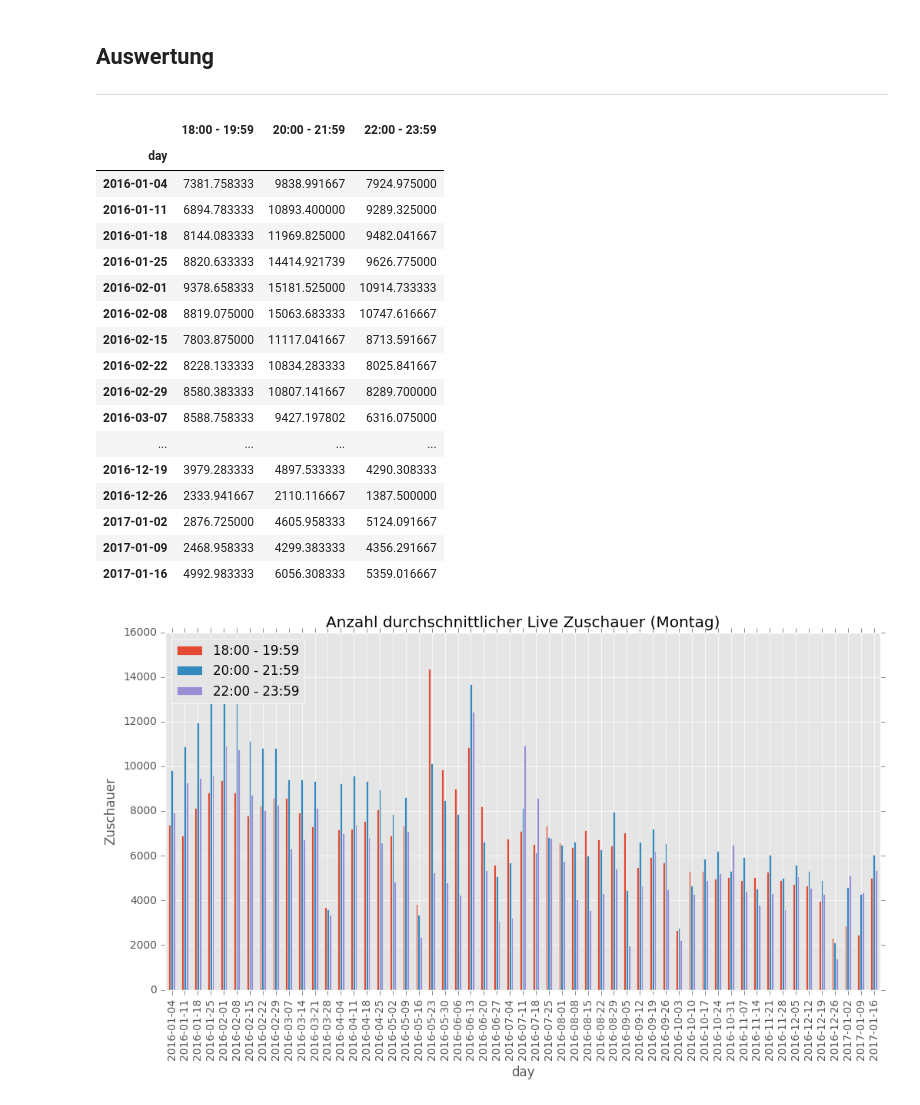
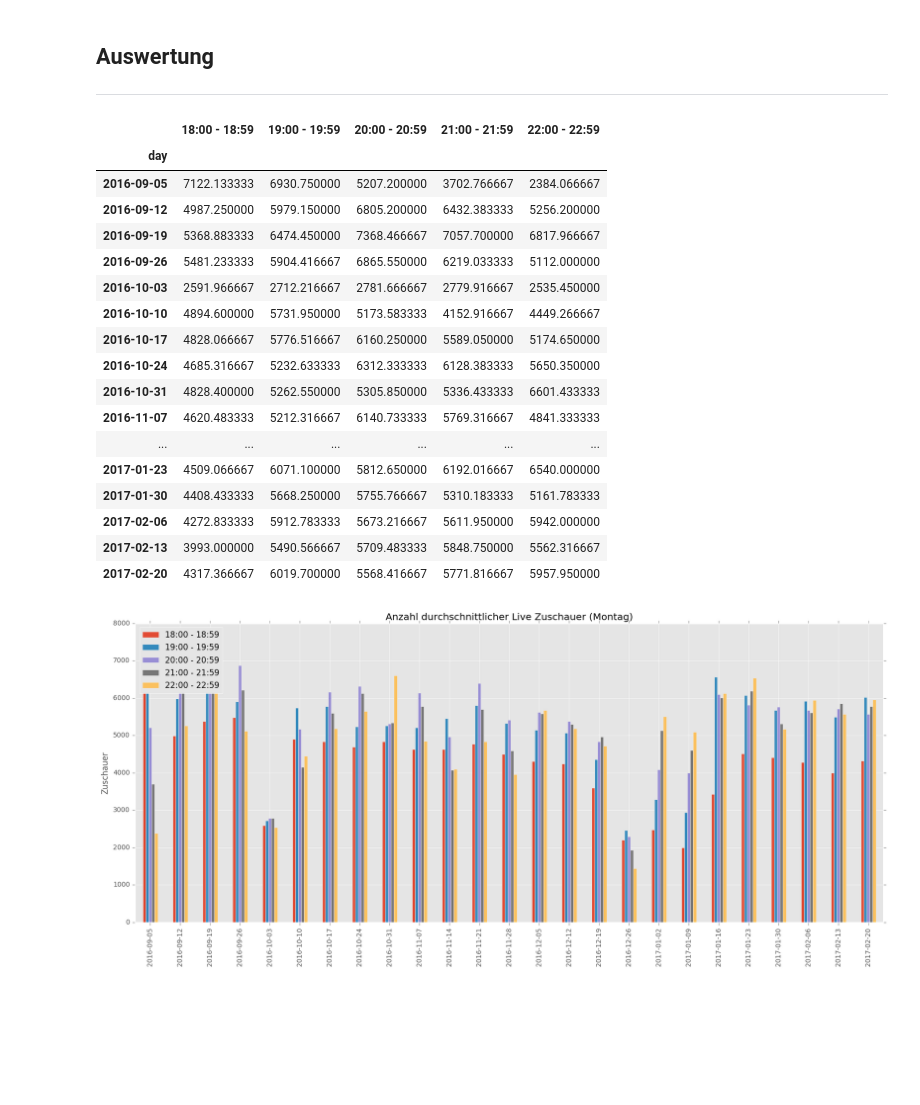
Before and after one commit to rbtvstats/rbtvstats, a Jupyter notebook: notebooks/live_weekdays.ipynb, the cells around one changed output. Saved outputs shown, nothing was run; the diff lists cells and outputs as text; code cells hidden in the pictures; blank space fills up the shorter version.

```diff
--- a/notebooks/live_weekdays.ipynb
+++ b/notebooks/live_weekdays.ipynb
@@ -31,7 +31,7 @@ live['weekday'] = live.index.dayofweek
 ___
 # %%
 #filter data by date
-start = datetime.datetime(2016, 1, 1)
+start = datetime.datetime(2016, 9, 1)
 end = datetime.datetime.now()
 liveFiltered = live.loc[start : end]
 
@@ -46,10 +46,10 @@ for i in range(0, 7):
 
     #filter data by time
     rangeStart = datetime.time(18, 0, 0)
-    rangeEnd = datetime.time(19, 59, 59)
+    rangeEnd = datetime.time(18, 59, 59)
     until = datetime.time(0, 0, 0)
     data = pd.DataFrame({})
-    for j in range(0, 3):
+    for j in range(0, 5):
         rangeStr = rangeStart.strftime('%H:%M') + ' - ' + rangeEnd.strftime('%H:%M')
 
         dataMonthly[i][rangeStr] = pd.DataFrame()
@@ -67,52 +67,53 @@ for i in range(0, 7):
         liveGrouped = liveGrouped.groupby('day')
 
         #calculate mean for each day
         liveMean = liveGrouped.apply(lambda group: group['viewers'].mean())
 
         data[rangeStr] = liveMean
 
         #group monthly
         liveMean = liveMean.to_frame('viewers')
         liveMean = liveMean.set_index(pd.to_datetime(liveMean.index, format='%Y-%m-%d'))
         liveGrouped = liveMean.groupby(liveMean.index.strftime('%Y-%m'))
 
         #add monthly data
         for group, dataMonth in liveGrouped:
             dataMonth = dataMonth['viewers'].tolist()
             dataMonth += [float('NaN')] * (5 - len(dataMonth))
             dataMonthly[i][rangeStr][group] = dataMonth
 
         #add 2 hours
-        rangeStart = (datetime.datetime.combine(datetime.date.today(), rangeStart) + datetime.timedelta(hours=2)).time()
-        rangeEnd = (datetime.datetime.combine(datetime.date.today(), rangeEnd) + datetime.timedelta(hours=2)).time()
+        rangeStart = (datetime.datetime.combine(datetime.date.today(), rangeStart) + datetime.timedelta(hours=1)).time()
+        rangeEnd = (datetime.datetime.combine(datetime.date.today(), rangeEnd) + datetime.timedelta(hours=1)).time()
 
     display(data)
 
     #plot
-    plot = data.plot(kind='bar', figsize=(12, 6), title='Anzahl durchschnittlicher Live Zuschauer (%s)' % weekdayNames[i])
+    plot = data.plot(kind='bar', figsize=(20, 8), title='Anzahl durchschnittlicher Live Zuschauer (%s)' % weekdayNames[i])
+    plot.set_xlabel('')
     plot.set_ylabel('Zuschauer')
 
     legend = plot.legend(loc=2)
 
     plt.ylim(ymin=0)
     plt.show()
 # %% [output]
-|  | 18:00 - 19:59 | 20:00 - 21:59 | 22:00 - 23:59 |
-| day |  |  |  |
-| 2016-01-04 | 7381.758333 | 9838.991667 | 7924.975000 |
-| 2016-01-11 | 6894.783333 | 10893.400000 | 9289.325000 |
-| 2016-01-18 | 8144.083333 | 11969.825000 | 9482.041667 |
-| 2016-01-25 | 8820.633333 | 14414.921739 | 9626.775000 |
-| 2016-02-01 | 9378.658333 | 15181.525000 | 10914.733333 |
-| 2016-02-08 | 8819.075000 | 15063.683333 | 10747.616667 |
-| 2016-02-15 | 7803.875000 | 11117.041667 | 8713.591667 |
-| 2016-02-22 | 8228.133333 | 10834.283333 | 8025.841667 |
-| 2016-02-29 | 8580.383333 | 10807.141667 | 8289.700000 |
-| 2016-03-07 | 8588.758333 | 9427.197802 | 6316.075000 |
-| ... | ... | ... | ... |
-| 2016-12-19 | 3979.283333 | 4897.533333 | 4290.308333 |
-| 2016-12-26 | 2333.941667 | 2110.116667 | 1387.500000 |
-| 2017-01-02 | 2876.725000 | 4605.958333 | 5124.091667 |
-| 2017-01-09 | 2468.958333 | 4299.383333 | 4356.291667 |
-| 2017-01-16 | 4992.983333 | 6056.308333 | 5359.016667 |
+|  | 18:00 - 18:59 | 19:00 - 19:59 | 20:00 - 20:59 | 21:00 - 21:59 | 22:00 - 22:59 |
+| day |  |  |  |  |  |
+| 2016-09-05 | 7122.133333 | 6930.750000 | 5207.200000 | 3702.766667 | 2384.066667 |
+| 2016-09-12 | 4987.250000 | 5979.150000 | 6805.200000 | 6432.383333 | 5256.200000 |
+| 2016-09-19 | 5368.883333 | 6474.450000 | 7368.466667 | 7057.700000 | 6817.966667 |
+| 2016-09-26 | 5481.233333 | 5904.416667 | 6865.550000 | 6219.033333 | 5112.000000 |
+| 2016-10-03 | 2591.966667 | 2712.216667 | 2781.666667 | 2779.916667 | 2535.450000 |
+| 2016-10-10 | 4894.600000 | 5731.950000 | 5173.583333 | 4152.916667 | 4449.266667 |
+| 2016-10-17 | 4828.066667 | 5776.516667 | 6160.250000 | 5589.050000 | 5174.650000 |
+| 2016-10-24 | 4685.316667 | 5232.633333 | 6312.333333 | 6128.383333 | 5650.350000 |
+| 2016-10-31 | 4828.400000 | 5262.550000 | 5305.850000 | 5336.433333 | 6601.433333 |
+| 2016-11-07 | 4620.483333 | 5212.316667 | 6140.733333 | 5769.316667 | 4841.333333 |
+| ... | ... | ... | ... | ... | ... |
+| 2017-01-23 | 4509.066667 | 6071.100000 | 5812.650000 | 6192.016667 | 6540.000000 |
+| 2017-01-30 | 4408.433333 | 5668.250000 | 5755.766667 | 5310.183333 | 5161.783333 |
+| 2017-02-06 | 4272.833333 | 5912.783333 | 5673.216667 | 5611.950000 | 5942.000000 |
+| 2017-02-13 | 3993.000000 | 5490.566667 | 5709.483333 | 5848.750000 | 5562.316667 |
+| 2017-02-20 | 4317.366667 | 6019.700000 | 5568.416667 | 5771.816667 | 5957.950000 |
-[figure, old version]
+[figure, new version]
```
Also changed, not shown: parts of 2 cells of this notebook.
